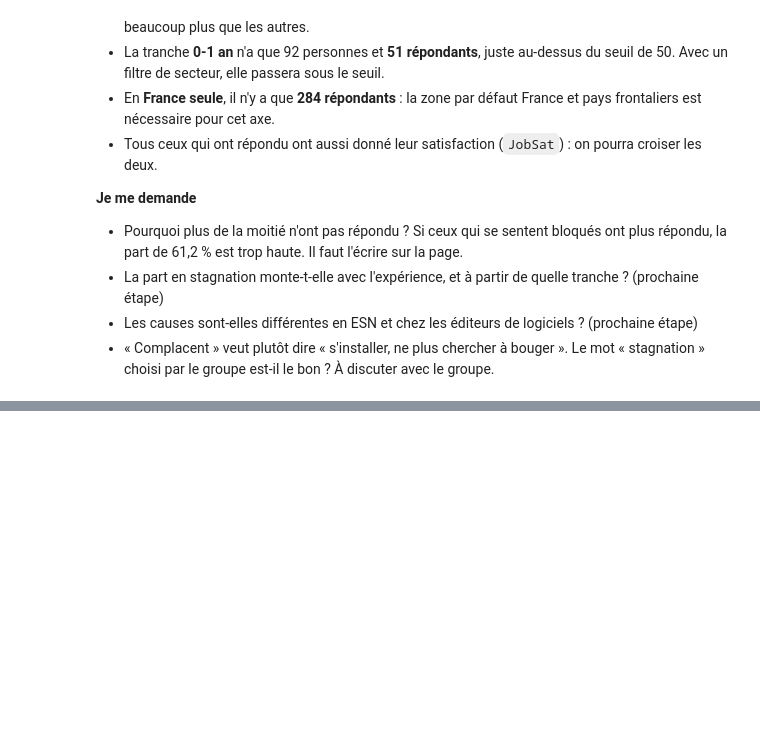
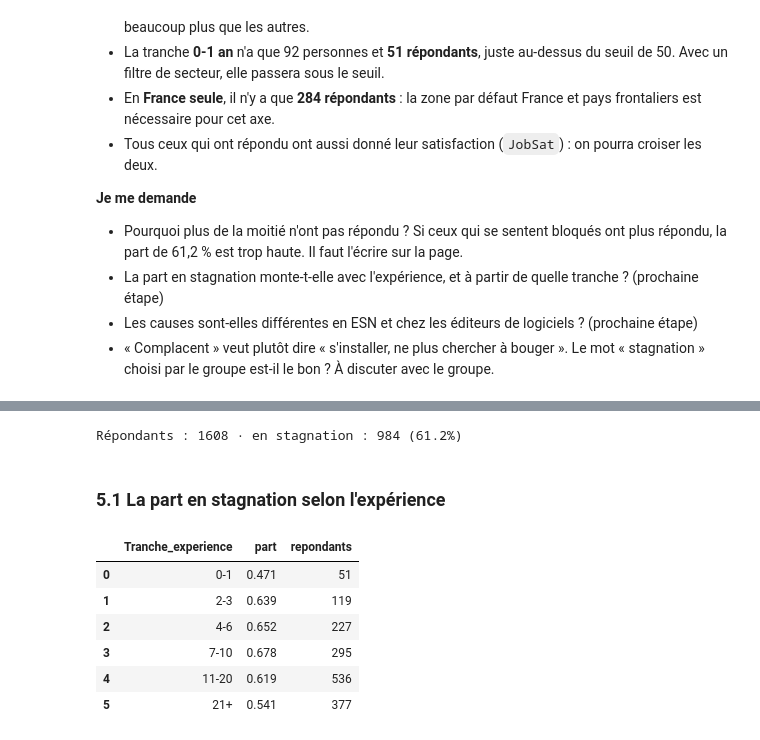
Before and after one commit to Amineelantari/projet-datavis-so2026, a Jupyter notebook: notebooks/axe2_stagnation.ipynb, the cells around one changed output, grey strips where cells are left out. Cells and saved outputs as stored; diff of their text form; code cells hidden in the pictures; blank space fills up the shorter version.

Commit message:
Axe 2 : notebook, stagnation selon l'expérience, causes et causes par secteur

```diff
--- a/notebooks/axe2_stagnation.ipynb
+++ b/notebooks/axe2_stagnation.ipynb
@@ -142,0 +148,35 @@ pd.crosstab(zone["JobSat"].notna(), zone["JobSatComplacent"].notna(),
+# %%
+import plotly.express as px
+import plotly.io as pio
+
+# les figures chargent plotly depuis internet : le notebook reste léger
+pio.renderers.default = "notebook_connected"
+
+# couleurs provisoires, en attendant GRIS et ACCENT de analyse/affichage.py (Gaetan)
+GRIS = "#B0B0B0"
+ACCENT = "#C0392B"
+
+repondu = zone[zone["JobSatComplacent"].notna()].copy()
+repondu["Reponse"] = repondu["JobSatComplacent"].map(TRADUCTION)
+repondu["En_stagnation"] = repondu["Reponse"] != "Pas de sentiment de stagnation"
+
+print("Répondants :", len(repondu), "· en stagnation :", repondu["En_stagnation"].sum(),
+      f"({repondu['En_stagnation'].mean():.1%})")
+# %% [output]
+Répondants : 1608 · en stagnation : 984 (61.2%)
+# %% [markdown]
+### 5.1 La part en stagnation selon l'expérience
+# %%
+par_experience = (repondu.groupby("Tranche_experience", observed=True)["En_stagnation"]
+                  .agg(part="mean", repondants="size")
+                  .reset_index())
+par_experience["part"] = par_experience["part"].round(3)
+par_experience
+# %% [output]
+|  | Tranche_experience | part | repondants |
+| 0 | 0-1 | 0.471 | 51 |
+| 1 | 2-3 | 0.639 | 119 |
+| 2 | 4-6 | 0.652 | 227 |
+| 3 | 7-10 | 0.678 | 295 |
+| 4 | 11-20 | 0.619 | 536 |
+| 5 | 21+ | 0.541 | 377 |
```
Also changed, not shown: parts of 13 cells of this notebook.
